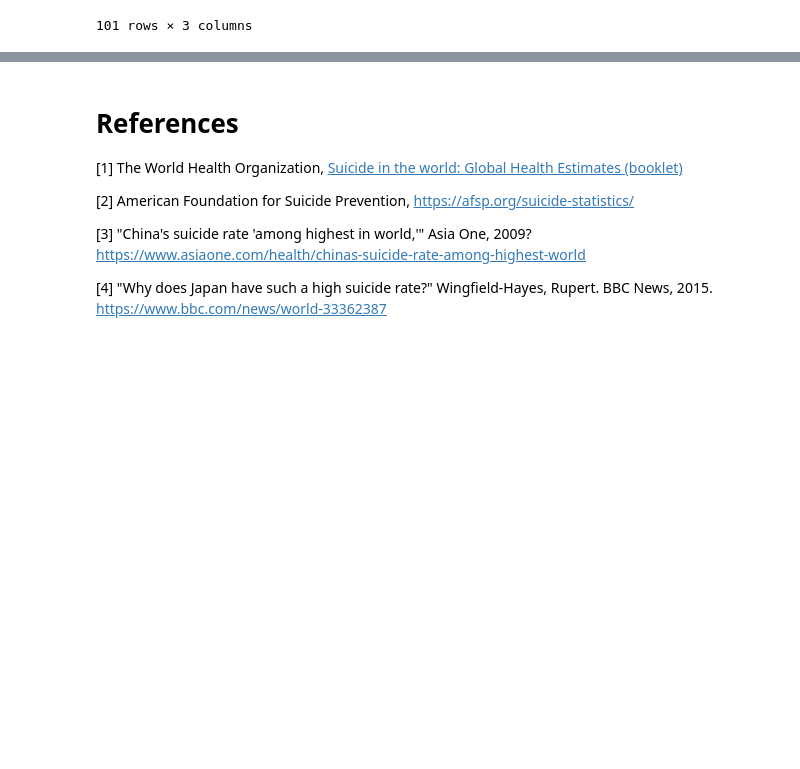
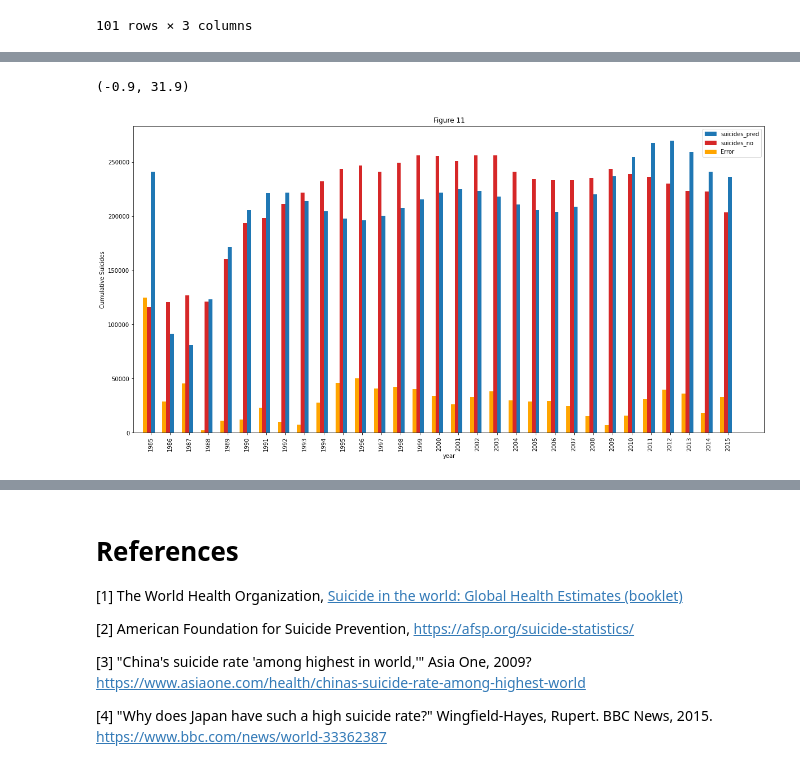
Before and after one commit to MurphyPone/CS-3654-final, a Jupyter notebook: Project2.ipynb, the cells around one changed output, grey strips where cells are left out. Cells and saved outputs as stored; diff of their text form; code cells hidden in the pictures; blank space fills up the shorter version.

```diff
--- a/Project2.ipynb
+++ b/Project2.ipynb
@@ -701,0 +664,14 @@ Additionally, Figure 8 showed that in several cases, the mean negative sentiment
+# %%
+# Build a regression model to predict cumulative suicides based on mean_negative sentiment
+df_events_by_year['year'] = df_events_by_year.index
+x = pd.DataFrame(df_events_by_year[:-1]['mean_neg_sentiment'], columns=['mean_neg_sentiment']) # drop year 2016
+y = pd.DataFrame(df_by_year[:-1]['suicides_no'], columns=['suicides_no'])
+
+coefs = np.polyfit(x.values.flatten(), y.values.flatten(), 8)
+suicides_pred = pd.DataFrame(np.polyval(coefs, np.linspace(x.min(), x.max(), 31).reshape(-1, 1)), columns=['suicides_pred'])
+# suicides_pred
+suicides_pred.index = df_events_by_year[:-1].index
+df_event_model = x.join(y).join(suicides_pred)
+df_event_model['year'] = df_events_by_year[:-1].index
+df_event_model['error'] = abs(df_event_model['suicides_no'] - df_event_model['suicides_pred'])
+df_event_model
@@ -701,0 +697,22 @@ Additionally, Figure 8 showed that in several cases, the mean negative sentiment
+# %%
+# Visualizing the regression model
+fig, ax = plt.subplots()
+plt.title('Figure 11')
+ax.set_xlabel('Year')
+ax.set_ylabel('Cumulative Suicides')
+# ax2 = ax.twinx()
+
+df_event_model.plot.bar(x='year', y='suicides_pred', ax=ax, color='tab:blue', width=0.2, position=0, figsize=(20,10))
+df_event_model.plot.bar(x='year', y='suicides_no', ax=ax, color='tab:red', width=0.2, position=1)
+df_event_model.plot.bar(x='year', y='error', ax=ax, color='orange', width=0.2, position=2)
+# df_event_model.plot.bar(x='year', y='mean_neg_sentiment', ax=ax2, color='green', width=0.2, position=3)
+
+colors = {'suicides_pred': 'tab:blue', 'suicides_no': 'tab:red', 'Error': 'orange', } #'sentiment': 'green'}
+labels = list(colors.keys())
+handles = [plt.Rectangle((0, 0), 1, 1, color=colors[label]) for label in labels]
+plt.legend(handles, labels)
+
+plt.xlim(-0.9,31.9)
+# %% [output]
+(-0.9, 31.9)
+[figure, added]
```
Also changed, not shown: parts of 16 cells of this notebook, 1 other file.
